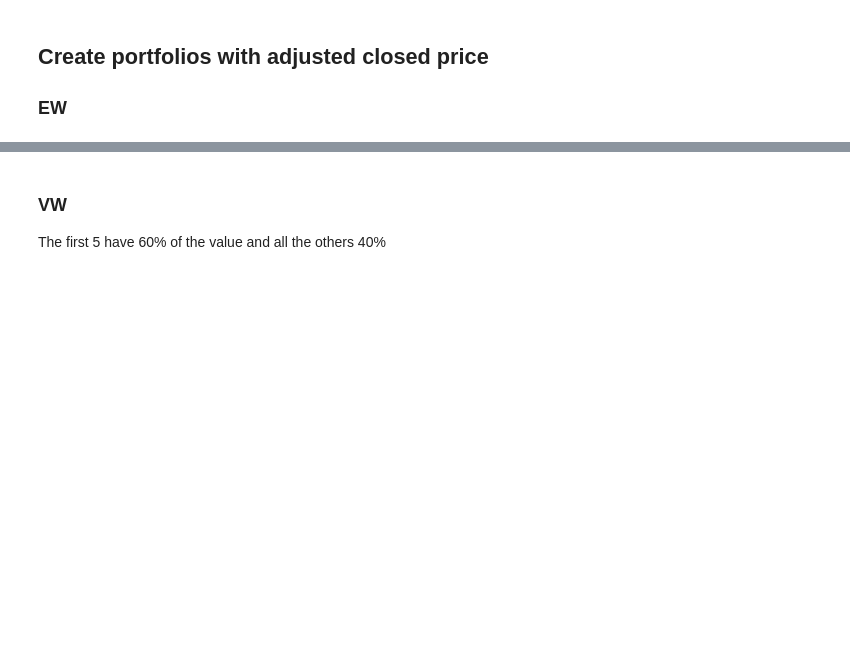
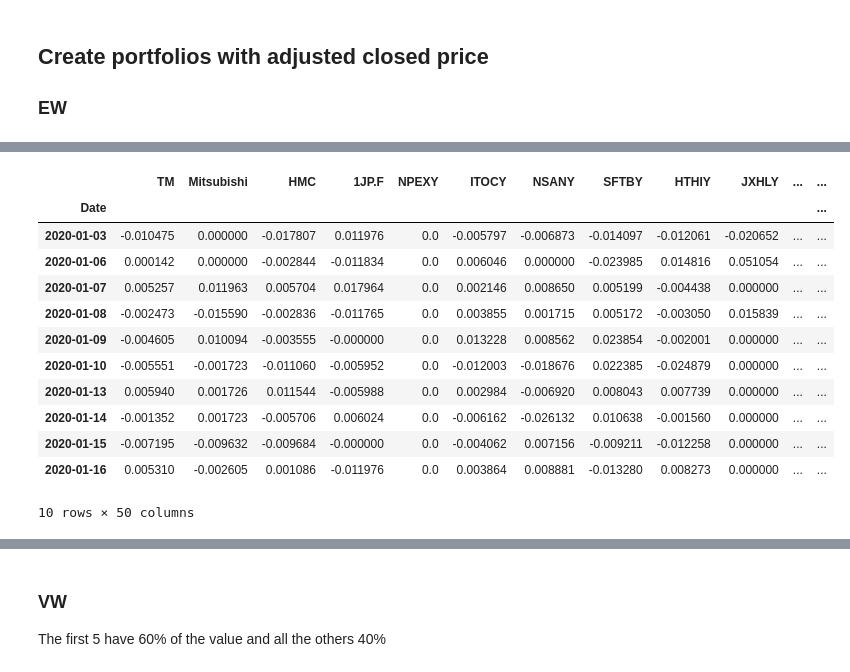
Before and after one commit to anitamezzetti/covid_impact_stocks_volatility, a Jupyter notebook: stock_price_EDA.ipynb, the cells around one changed output, grey strips where cells are left out. Drawn from its saved outputs; the diff is of its cells as text; code cells hidden in the pictures; blank space fills up the shorter version.

```diff
--- a/stock_price_EDA.ipynb
+++ b/stock_price_EDA.ipynb
@@ -540 +534,20 @@ adj_close.head()
+# %%
+adj_close = datasets['adj_close'].set_index('Date')
+returns_all = (adj_close - adj_close.shift(1))/adj_close.shift(1) # return calculated as fraction/decimal
+returns_all = returns_all.iloc[1:] # ignore first row
+returns_all.head(10)
+# %% [output]
+|  | TM | Mitsubishi | HMC | 1JP.F | NPEXY | ITOCY | NSANY | SFTBY | HTHIY | JXHLY | ... | ... |
+| Date |  |  |  |  |  |  |  |  |  |  |  | ... |
+| 2020-01-03 | -0.010475 | 0.000000 | -0.017807 | 0.011976 | 0.0 | -0.005797 | -0.006873 | -0.014097 | -0.012061 | -0.020652 | ... | ... |
+| 2020-01-06 | 0.000142 | 0.000000 | -0.002844 | -0.011834 | 0.0 | 0.006046 | 0.000000 | -0.023985 | 0.014816 | 0.051054 | ... | ... |
+| 2020-01-07 | 0.005257 | 0.011963 | 0.005704 | 0.017964 | 0.0 | 0.002146 | 0.008650 | 0.005199 | -0.004438 | 0.000000 | ... | ... |
+| 2020-01-08 | -0.002473 | -0.015590 | -0.002836 | -0.011765 | 0.0 | 0.003855 | 0.001715 | 0.005172 | -0.003050 | 0.015839 | ... | ... |
+| 2020-01-09 | -0.004605 | 0.010094 | -0.003555 | -0.000000 | 0.0 | 0.013228 | 0.008562 | 0.023854 | -0.002001 | 0.000000 | ... | ... |
+| 2020-01-10 | -0.005551 | -0.001723 | -0.011060 | -0.005952 | 0.0 | -0.012003 | -0.018676 | 0.022385 | -0.024879 | 0.000000 | ... | ... |
+| 2020-01-13 | 0.005940 | 0.001726 | 0.011544 | -0.005988 | 0.0 | 0.002984 | -0.006920 | 0.008043 | 0.007739 | 0.000000 | ... | ... |
+| 2020-01-14 | -0.001352 | 0.001723 | -0.005706 | 0.006024 | 0.0 | -0.006162 | -0.026132 | 0.010638 | -0.001560 | 0.000000 | ... | ... |
+| 2020-01-15 | -0.007195 | -0.009632 | -0.009684 | -0.000000 | 0.0 | -0.004062 | 0.007156 | -0.009211 | -0.012258 | 0.000000 | ... | ... |
+| 2020-01-16 | 0.005310 | -0.002605 | 0.001086 | -0.011976 | 0.0 | 0.003864 | 0.008881 | -0.013280 | 0.008273 | 0.000000 | ... | ... |
+10 rows × 50 columns
 # %%
```
Also changed, not shown: parts of 7 cells of this notebook, 2 other files.
